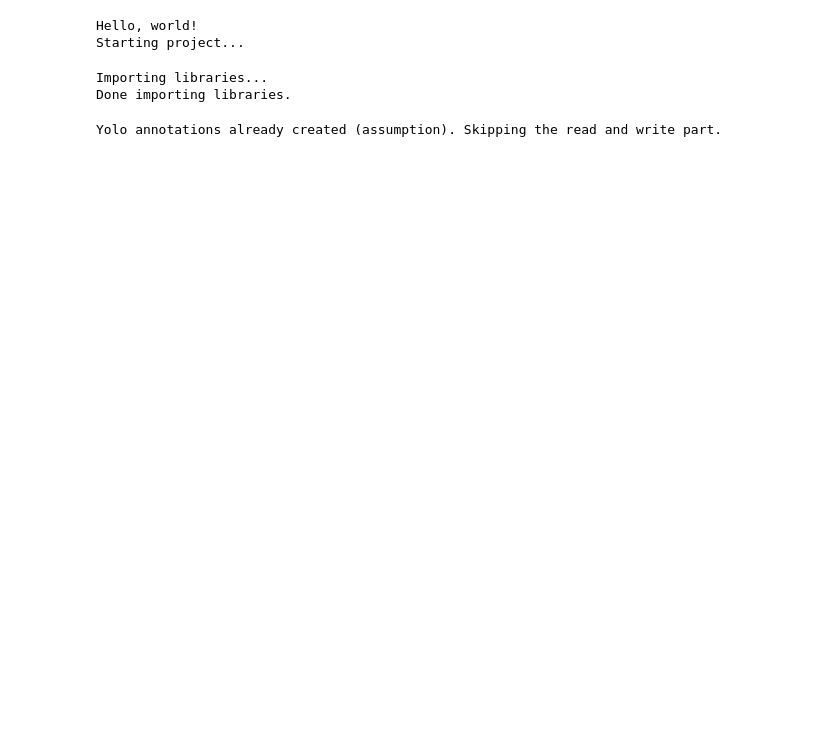
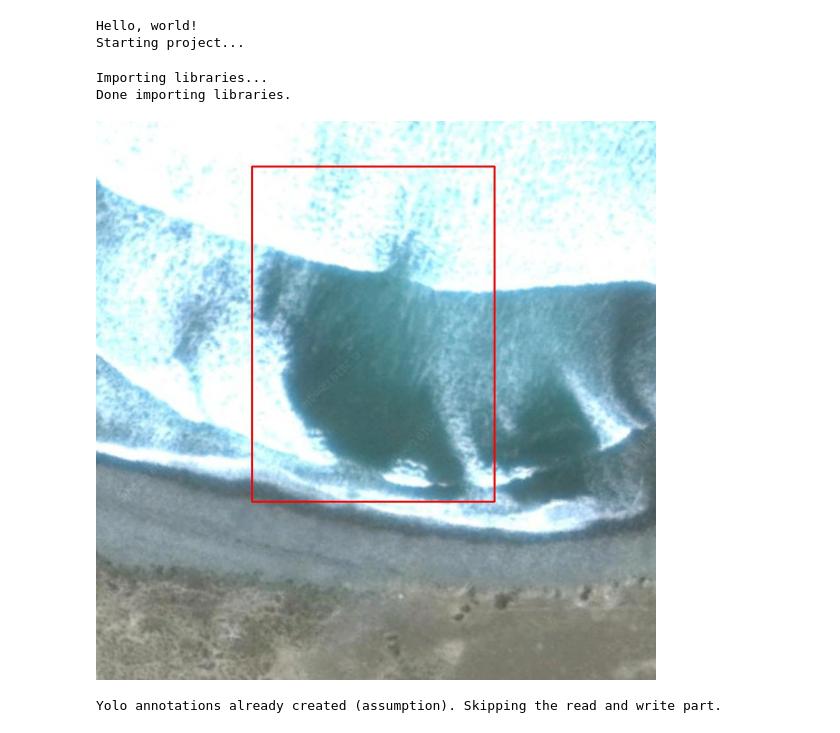
Before and after one commit to Irikos/rip_current_detection, a Jupyter notebook: Detection YOLO v5.ipynb, the cells around one changed output. Drawn from its saved outputs; the diff is of its cells as text; code cells hidden in the pictures; blank space fills up the shorter version.

Commit message:
Read yolo annotations and draw bounding box on image

```diff
--- a/Detection YOLO v5.ipynb
+++ b/Detection YOLO v5.ipynb
@@ -142,9 +142,36 @@ def read_yolo_annotations():
             yolo_dict[filename]['b_height'] = split_line[4]
         file.close()
     return yolo_dict
+
+def draw_yolo_annotations(image, yolo_annotations):
+    full_name = image + '.png'
+    img_original = cv.imread(os.path.join(RIPS_FOLDER, full_name))
+    img_details = PIL.Image.open(os.path.join(RIPS_FOLDER, full_name))
+    img = img_original.copy()
+    width, height = img_details.size
+    b_center_x = int(float(yolo_annotations[image]['b_center_x']) * width)
+    b_center_y = int(float(yolo_annotations[image]['b_center_y']) * height)
+    b_width = int(float(yolo_annotations[image]['b_width']) * width)
+    b_height = int(float(yolo_annotations[image]['b_height']) * height)
+
+    b_min_x = b_center_x - int(b_width / 2)
+    b_min_y = b_center_y - int(b_height / 2)
+
+    b_max_x = b_center_x + int(b_width / 2)
+    b_max_y = b_center_y + int(b_height / 2)
+
+#     img_circle = cv.circle(img, (b_center_x, b_center_y), 5, (0, 0, 0), 5)
+    img_rect = cv.rectangle(img, (b_max_x, b_max_y), (b_min_x, b_min_y), (0, 0, 255), 2)
+#     show_image(img)
+    return img_rect
 # %%
 yolo_annotations = read_yolo_annotations()
 # print(yolo_annotations)
+
+yolo_bbox_image = draw_yolo_annotations('rip-1568', yolo_annotations)
+show_image(yolo_bbox_image)
+# %% [output]
+[figure, added]
 # %%
 if (CREATE_YOLO_ANNOTATIONS == True):
     print("Reading labels...")
```
Also changed, not shown: parts of 1 cell of this notebook.
